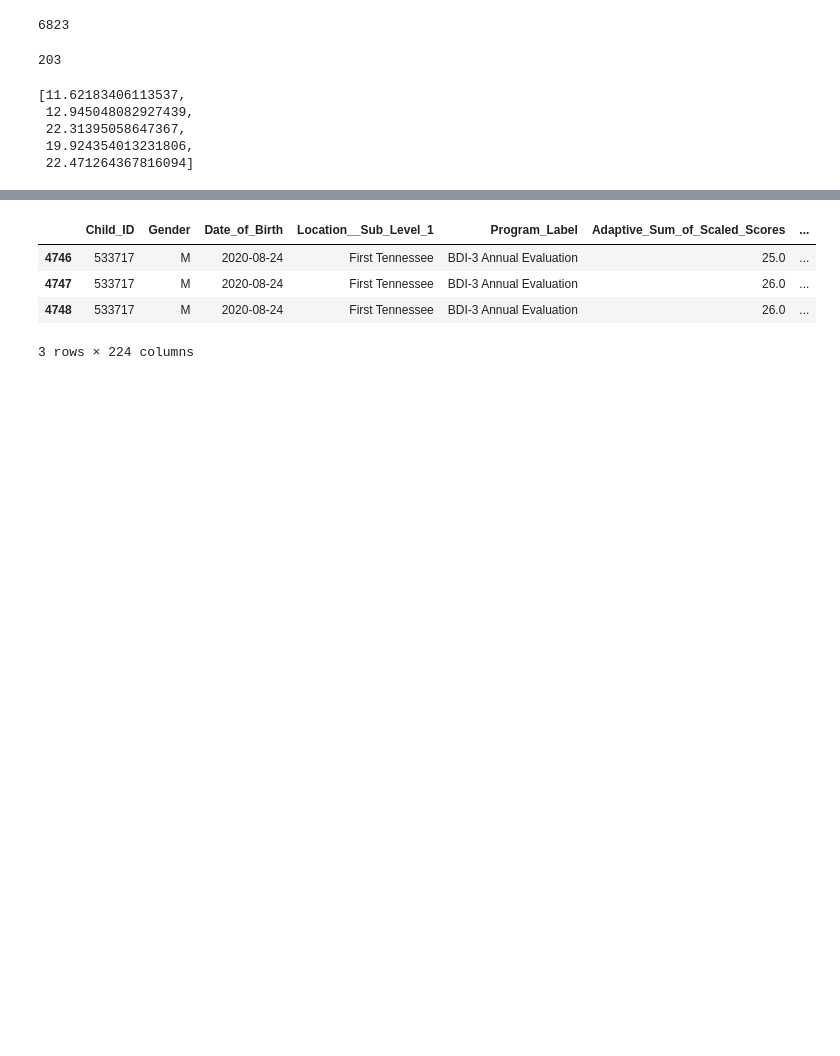
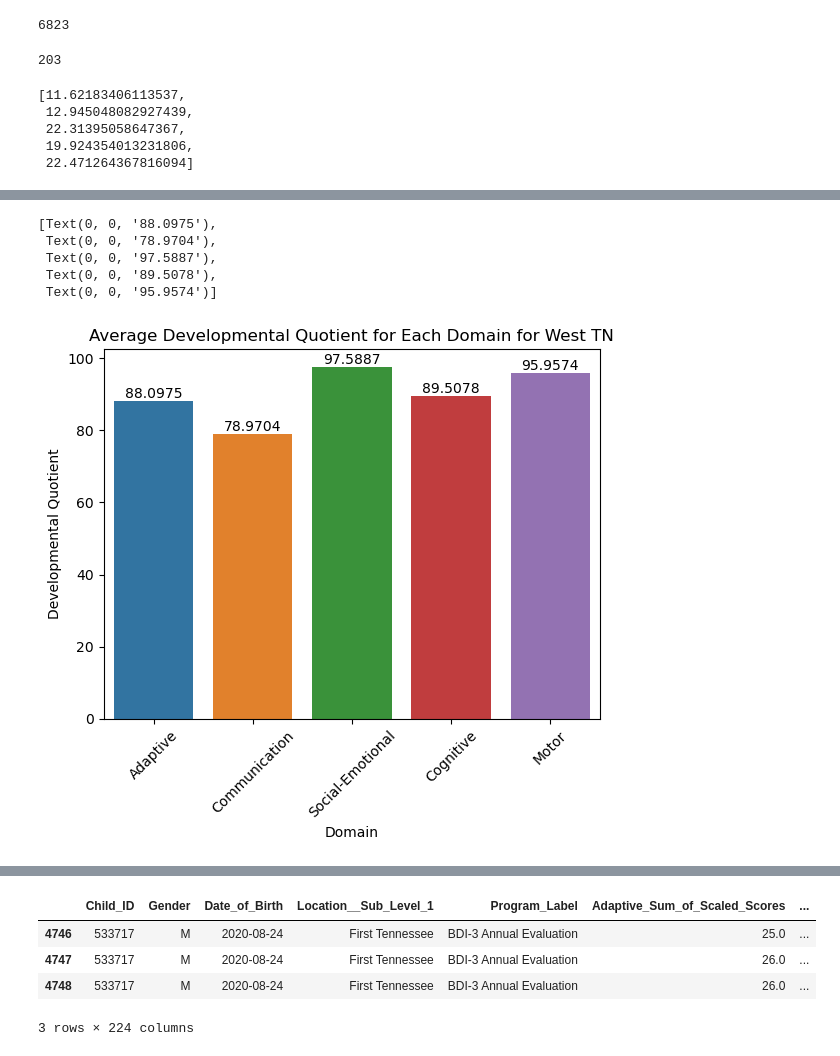
Before and after one commit to NSS-Data-Analytics-Cohort-10/teis-concat-dog, a Jupyter notebook: notebooks/teis-rushi.ipynb, the cells around one changed output, grey strips where cells are left out. Saved outputs shown, nothing was run; the diff lists cells and outputs as text; code cells hidden in the pictures; blank space fills up the shorter version.

```diff
--- a/notebooks/teis-rushi.ipynb
+++ b/notebooks/teis-rushi.ipynb
@@ -515,0 +532,16 @@ ss_avg_mid_barplot.bar_label(ss_avg_mid_barplot.containers[0])
+# %%
+regions_west_avg = [dataset[dataset['Location_Group']=='West']['Adaptive_Developmental_Quotient'].mean(), dataset[dataset['Location_Group']=='West']['Communication_Developmental_Quotient'].mean(), dataset[dataset['Location_Group']=='West']['Social_Emotional_Developmental_Quotient'].mean(), dataset[dataset['Location_Group']=='West']['Cognitive_Developmental_Quotient'].mean(), dataset[dataset['Location_Group']=='West']['Motor_Developmental_Quotient'].mean()]
+
+regions_west = sns.barplot(x=domains,y=regions_west_avg)
+plt.xlabel("Domain")
+plt.ylabel("Developmental Quotient")
+plt.title("Average Developmental Quotient for Each Domain for West TN")
+plt.xticks(rotation=45)
+regions_west.bar_label(regions_west.containers[0])
+# %% [output]
+[Text(0, 0, '88.0975'),
+ Text(0, 0, '78.9704'),
+ Text(0, 0, '97.5887'),
+ Text(0, 0, '89.5078'),
+ Text(0, 0, '95.9574')]
+[figure, added]
```
Also changed, not shown: parts of 14 cells of this notebook, 1 other file.
